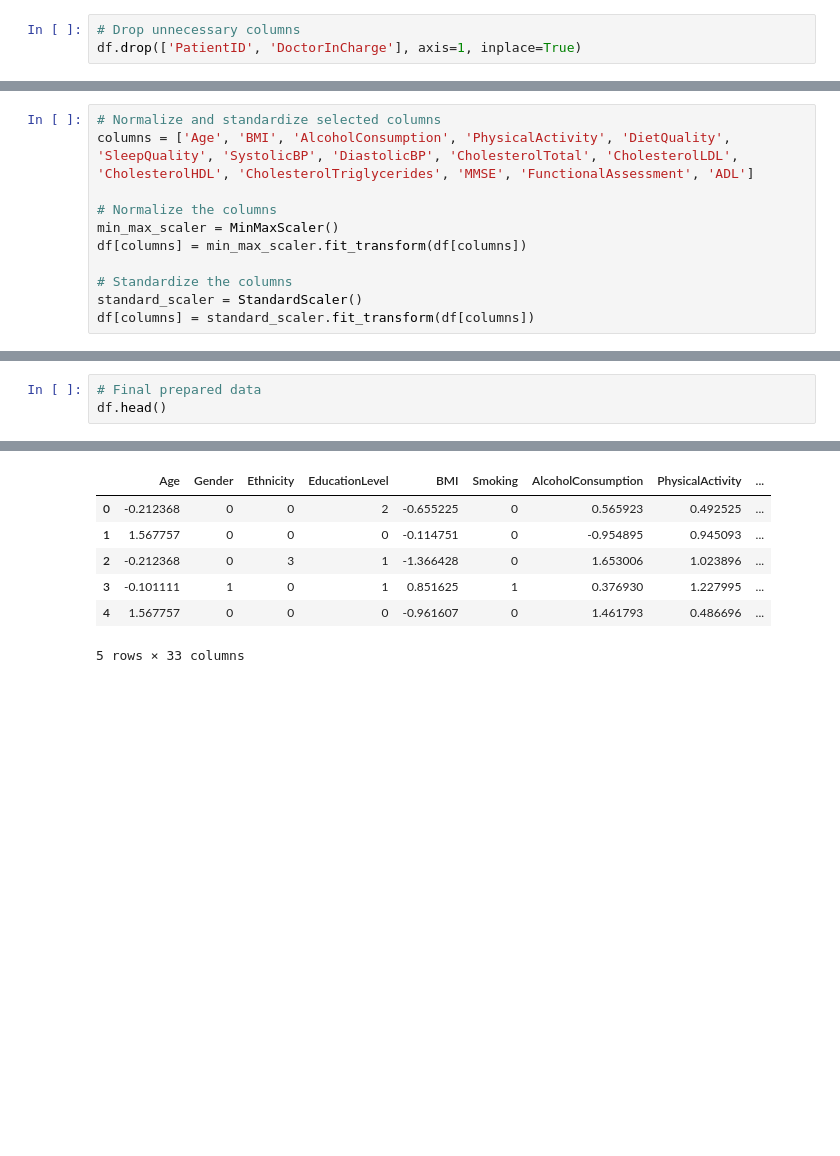
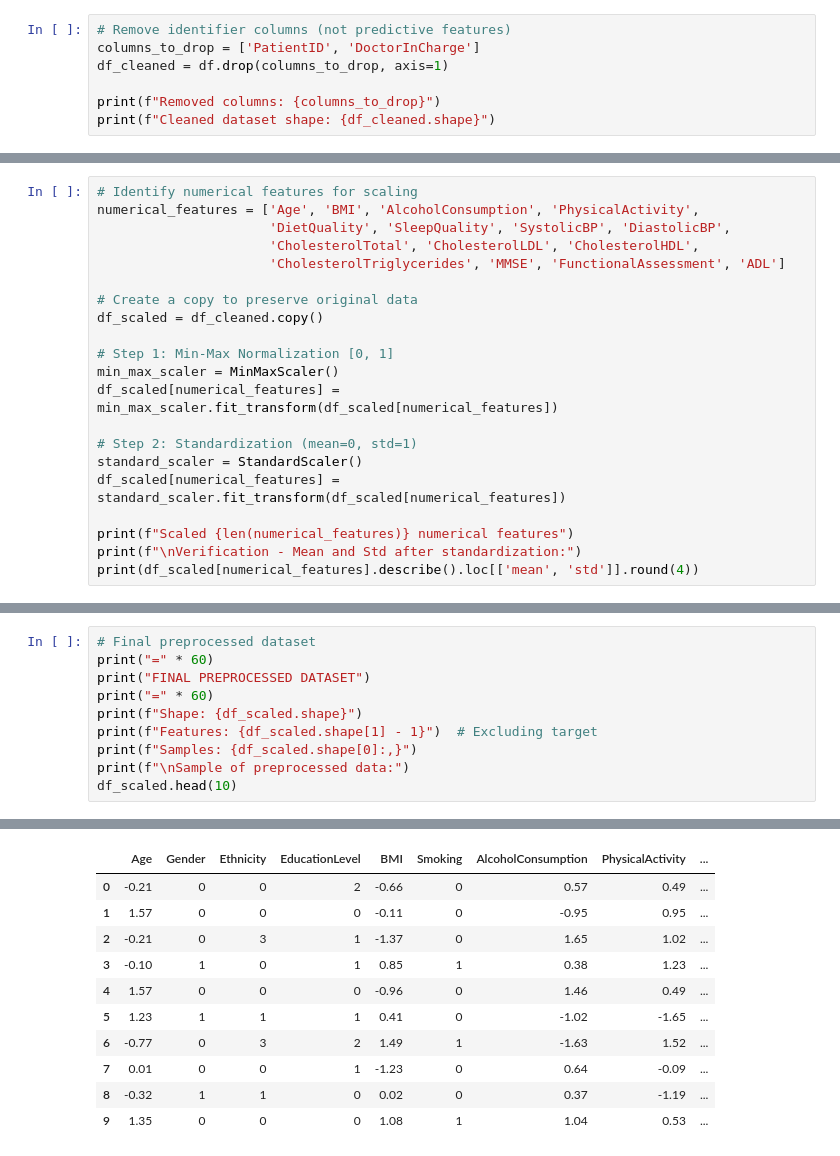
Before and after one commit to TechHive-4SAE11/alzheimers-ml-notebooks, a Jupyter notebook: alzheimer-s-disease-prediction.ipynb, the cells around one changed output, grey strips where cells are left out. Drawn from its saved outputs; the diff is of its cells as text; blank space fills up the shorter version.

```diff
--- a/alzheimer-s-disease-prediction.ipynb
+++ b/alzheimer-s-disease-prediction.ipynb
@@ -118,3 +228,7 @@ Deleted variables: ['Gender', 'Ethnicity', 'BMI', 'AlcoholConsumption', 'Physica
 # %%
-# Drop unnecessary columns
-df.drop(['PatientID', 'DoctorInCharge'], axis=1, inplace=True)
+# Remove identifier columns (not predictive features)
+columns_to_drop = ['PatientID', 'DoctorInCharge']
+df_cleaned = df.drop(columns_to_drop, axis=1)
+
+print(f"Removed columns: {columns_to_drop}")
+print(f"Cleaned dataset shape: {df_cleaned.shape}")
@@ -121,11 +246,21 @@ df.drop(['PatientID', 'DoctorInCharge'], axis=1, inplace=True)
 # %%
-# Normalize and standardize selected columns
-columns = ['Age', 'BMI', 'AlcoholConsumption', 'PhysicalActivity', 'DietQuality', 'SleepQuality', 'SystolicBP', 'DiastolicBP', 'CholesterolTotal', 'CholesterolLDL', 'CholesterolHDL', 'CholesterolTriglycerides', 'MMSE', 'FunctionalAssessment', 'ADL']
+# Identify numerical features for scaling
+numerical_features = ['Age', 'BMI', 'AlcoholConsumption', 'PhysicalActivity',
+                      'DietQuality', 'SleepQuality', 'SystolicBP', 'DiastolicBP',
+                      'CholesterolTotal', 'CholesterolLDL', 'CholesterolHDL',
+                      'CholesterolTriglycerides', 'MMSE', 'FunctionalAssessment', 'ADL']
 
-# Normalize the columns
+# Create a copy to preserve original data
+df_scaled = df_cleaned.copy()
+
+# Step 1: Min-Max Normalization [0, 1]
 min_max_scaler = MinMaxScaler()
-df[columns] = min_max_scaler.fit_transform(df[columns])
+df_scaled[numerical_features] = min_max_scaler.fit_transform(df_scaled[numerical_features])
 
-# Standardize the columns
+# Step 2: Standardization (mean=0, std=1)
 standard_scaler = StandardScaler()
-df[columns] = standard_scaler.fit_transform(df[columns])
+df_scaled[numerical_features] = standard_scaler.fit_transform(df_scaled[numerical_features])
+
+print(f"Scaled {len(numerical_features)} numerical features")
+print(f"\nVerification - Mean and Std after standardization:")
+print(df_scaled[numerical_features].describe().loc[['mean', 'std']].round(4))
@@ -132,4 +286,11 @@ df[columns] = standard_scaler.fit_transform(df[columns])
 # %%
-# Final prepared data
-df.head()
+# Final preprocessed dataset
+print("=" * 60)
+print("FINAL PREPROCESSED DATASET")
+print("=" * 60)
+print(f"Shape: {df_scaled.shape}")
+print(f"Features: {df_scaled.shape[1] - 1}")  # Excluding target
+print(f"Samples: {df_scaled.shape[0]:,}")
+print(f"\nSample of preprocessed data:")
+df_scaled.head(10)
 # %% [output]
@@ -136,7 +305,11 @@ df.head()
 |  | Age | Gender | Ethnicity | EducationLevel | BMI | Smoking | AlcoholConsumption | PhysicalActivity | ... |
-| 0 | -0.212368 | 0 | 0 | 2 | -0.655225 | 0 | 0.565923 | 0.492525 | ... |
-| 1 | 1.567757 | 0 | 0 | 0 | -0.114751 | 0 | -0.954895 | 0.945093 | ... |
-| 2 | -0.212368 | 0 | 3 | 1 | -1.366428 | 0 | 1.653006 | 1.023896 | ... |
-| 3 | -0.101111 | 1 | 0 | 1 | 0.851625 | 1 | 0.376930 | 1.227995 | ... |
-| 4 | 1.567757 | 0 | 0 | 0 | -0.961607 | 0 | 1.461793 | 0.486696 | ... |
+| 0 | -0.21 | 0 | 0 | 2 | -0.66 | 0 | 0.57 | 0.49 | ... |
+| 1 | 1.57 | 0 | 0 | 0 | -0.11 | 0 | -0.95 | 0.95 | ... |
+| 2 | -0.21 | 0 | 3 | 1 | -1.37 | 0 | 1.65 | 1.02 | ... |
+| 3 | -0.10 | 1 | 0 | 1 | 0.85 | 1 | 0.38 | 1.23 | ... |
+| 4 | 1.57 | 0 | 0 | 0 | -0.96 | 0 | 1.46 | 0.49 | ... |
+| 5 | 1.23 | 1 | 1 | 1 | 0.41 | 0 | -1.02 | -1.65 | ... |
+| 6 | -0.77 | 0 | 3 | 2 | 1.49 | 1 | -1.63 | 1.52 | ... |
+| 7 | 0.01 | 0 | 0 | 1 | -1.23 | 0 | 0.64 | -0.09 | ... |
+| 8 | -0.32 | 1 | 1 | 0 | 0.02 | 0 | 0.37 | -1.19 | ... |
+| 9 | 1.35 | 0 | 0 | 0 | 1.08 | 1 | 1.04 | 0.53 | ... |
-5 rows × 33 columns
```
Also changed, not shown: parts of 22 cells of this notebook.
